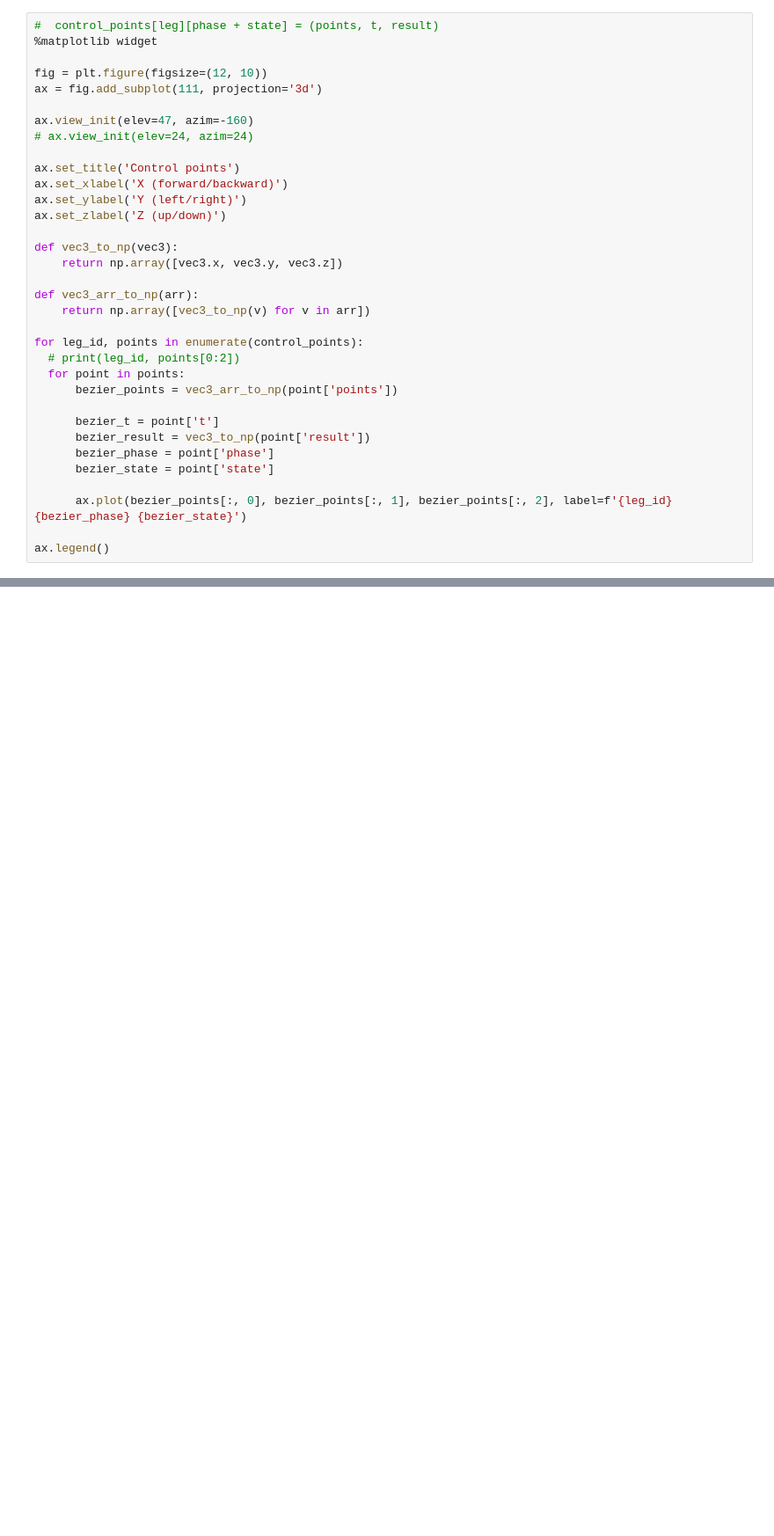
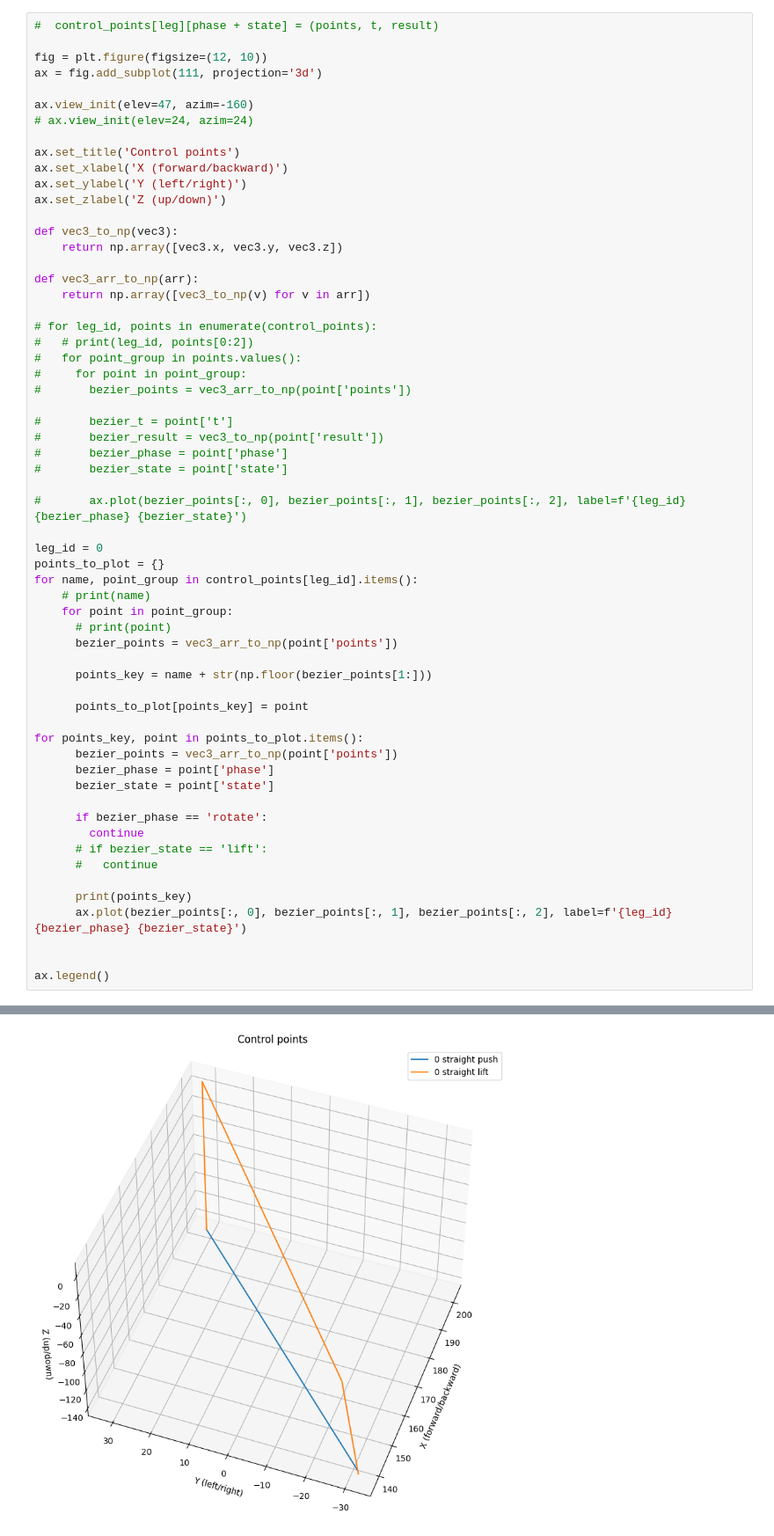
Before and after one commit to anton-matosov/Aecerts_Hexapod_V1, a Jupyter notebook: 3_1_aecert_robotics_gaits_gen.ipynb, the cells around one changed output, grey strips where cells are left out. Shown at 88% size. Drawn from its saved outputs; the diff is of its cells as text; blank space fills up the shorter version.

```diff
--- a/3_1_aecert_robotics_gaits_gen.ipynb
+++ b/3_1_aecert_robotics_gaits_gen.ipynb
@@ -179,7 +184,6 @@ for i, leg in enumerate(recorder.all_legs):
     ax[i][2].plot(phase, gait_points[:, 2])
 # %%
 #  control_points[leg][phase + state] = (points, t, result)
-%matplotlib widget
 
 fig = plt.figure(figsize=(12, 10))
 ax = fig.add_subplot(111, projection='3d')
@@ -198,16 +202,44 @@ def vec3_to_np(vec3):
 def vec3_arr_to_np(arr):
     return np.array([vec3_to_np(v) for v in arr])
 
-for leg_id, points in enumerate(control_points):
-  # print(leg_id, points[0:2])
-  for point in points:
+# for leg_id, points in enumerate(control_points):
+#   # print(leg_id, points[0:2])
+#   for point_group in points.values():
+#     for point in point_group:
+#       bezier_points = vec3_arr_to_np(point['points'])
+
+#       bezier_t = point['t']
+#       bezier_result = vec3_to_np(point['result'])
+#       bezier_phase = point['phase']
+#       bezier_state = point['state']
+
+#       ax.plot(bezier_points[:, 0], bezier_points[:, 1], bezier_points[:, 2], label=f'{leg_id} {bezier_phase} {bezier_state}')
+
+leg_id = 0
+points_to_plot = {}
+for name, point_group in control_points[leg_id].items():
+    # print(name)
+    for point in point_group:
+      # print(point)
       bezier_points = vec3_arr_to_np(point['points'])
 
-      bezier_t = point['t']
-      bezier_result = vec3_to_np(point['result'])
+      points_key = name + str(np.floor(bezier_points[1:]))
+
+      points_to_plot[points_key] = point
+
+for points_key, point in points_to_plot.items():
+      bezier_points = vec3_arr_to_np(point['points'])
       bezier_phase = point['phase']
       bezier_state = point['state']
 
+      if bezier_phase == 'rotate':
+        continue
+      # if bezier_state == 'lift':
+      #   continue
+
+      print(points_key)
       ax.plot(bezier_points[:, 0], bezier_points[:, 1], bezier_points[:, 2], label=f'{leg_id} {bezier_phase} {bezier_state}')
 
+
 ax.legend()
+# %% [output]
@@ -213,0 +251 @@ ax.legend()
+[figure, added]
```
Also changed, not shown: parts of 3 cells of this notebook.
